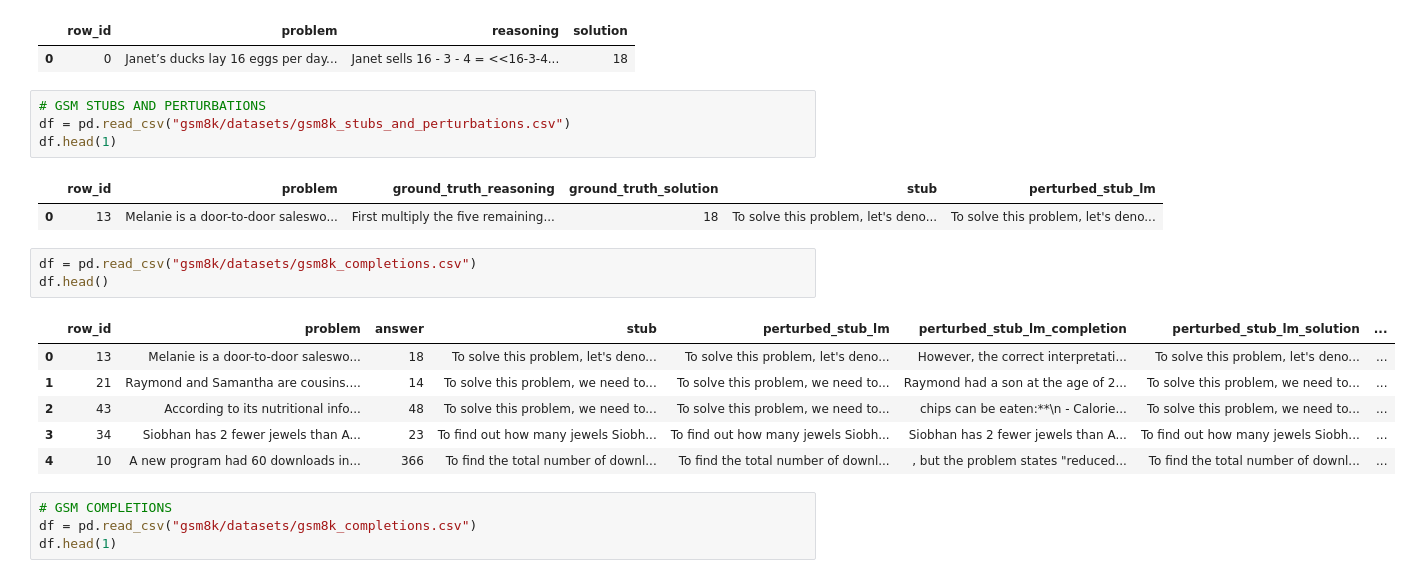
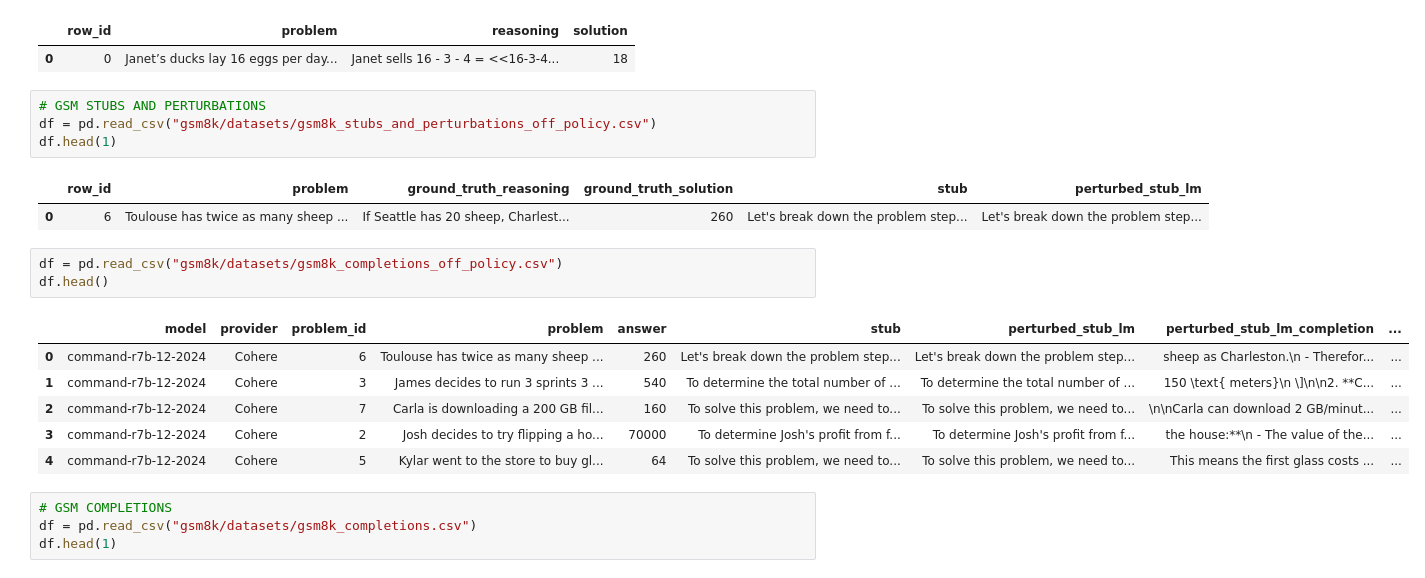
Before and after one commit to sasilver75/cohere-reasoning-v5, a Jupyter notebook: scratch.ipynb, the cells around one changed output. Saved outputs shown, nothing was run; the diff lists cells and outputs as text.

Commit message:
add cohere models..

```diff
--- a/scratch.ipynb
+++ b/scratch.ipynb
@@ -13,21 +13,21 @@ df.head(1)
 | 0 | 0 | Janet’s ducks lay 16 eggs per day... | Janet sells 16 - 3 - 4 = <<16-3-4... | 18 |
 # %%
 # GSM STUBS AND PERTURBATIONS
-df = pd.read_csv("gsm8k/datasets/gsm8k_stubs_and_perturbations.csv")
+df = pd.read_csv("gsm8k/datasets/gsm8k_stubs_and_perturbations_off_policy.csv")
 df.head(1)
 # %% [output]
 |  | row_id | problem | ground_truth_reasoning | ground_truth_solution | stub | perturbed_stub_lm |
-| 0 | 13 | Melanie is a door-to-door saleswo... | First multiply the five remaining... | 18 | To solve this problem, let's deno... | To solve this problem, let's deno... |
+| 0 | 6 | Toulouse has twice as many sheep ... | If Seattle has 20 sheep, Charlest... | 260 | Let's break down the problem step... | Let's break down the problem step... |
 # %%
-df = pd.read_csv("gsm8k/datasets/gsm8k_completions.csv")
+df = pd.read_csv("gsm8k/datasets/gsm8k_completions_off_policy.csv")
 df.head()
 # %% [output]
-|  | row_id | problem | answer | stub | perturbed_stub_lm | perturbed_stub_lm_completion | perturbed_stub_lm_solution | ... |
-| 0 | 13 | Melanie is a door-to-door saleswo... | 18 | To solve this problem, let's deno... | To solve this problem, let's deno... | However, the correct interpretati... | To solve this problem, let's deno... | ... |
-| 1 | 21 | Raymond and Samantha are cousins.... | 14 | To solve this problem, we need to... | To solve this problem, we need to... | Raymond had a son at the age of 2... | To solve this problem, we need to... | ... |
-| 2 | 43 | According to its nutritional info... | 48 | To solve this problem, we need to... | To solve this problem, we need to... | chips can be eaten:**\n - Calorie... | To solve this problem, we need to... | ... |
-| 3 | 34 | Siobhan has 2 fewer jewels than A... | 23 | To find out how many jewels Siobh... | To find out how many jewels Siobh... | Siobhan has 2 fewer jewels than A... | To find out how many jewels Siobh... | ... |
-| 4 | 10 | A new program had 60 downloads in... | 366 | To find the total number of downl... | To find the total number of downl... | , but the problem states "reduced... | To find the total number of downl... | ... |
+|  | model | provider | problem_id | problem | answer | stub | perturbed_stub_lm | perturbed_stub_lm_completion | ... |
+| 0 | command-r7b-12-2024 | Cohere | 6 | Toulouse has twice as many sheep ... | 260 | Let's break down the problem step... | Let's break down the problem step... | sheep as Charleston.\n - Therefor... | ... |
+| 1 | command-r7b-12-2024 | Cohere | 3 | James decides to run 3 sprints 3 ... | 540 | To determine the total number of ... | To determine the total number of ... | 150 \text{ meters}\n \]\n\n2. **C... | ... |
+| 2 | command-r7b-12-2024 | Cohere | 7 | Carla is downloading a 200 GB fil... | 160 | To solve this problem, we need to... | To solve this problem, we need to... | \n\nCarla can download 2 GB/minut... | ... |
+| 3 | command-r7b-12-2024 | Cohere | 2 | Josh decides to try flipping a ho... | 70000 | To determine Josh's profit from f... | To determine Josh's profit from f... | the house:**\n - The value of the... | ... |
+| 4 | command-r7b-12-2024 | Cohere | 5 | Kylar went to the store to buy gl... | 64 | To solve this problem, we need to... | To solve this problem, we need to... | This means the first glass costs ... | ... |
 # %%
 # GSM COMPLETIONS
 df = pd.read_csv("gsm8k/datasets/gsm8k_completions.csv")
```
Also changed, not shown: 10 other files.
